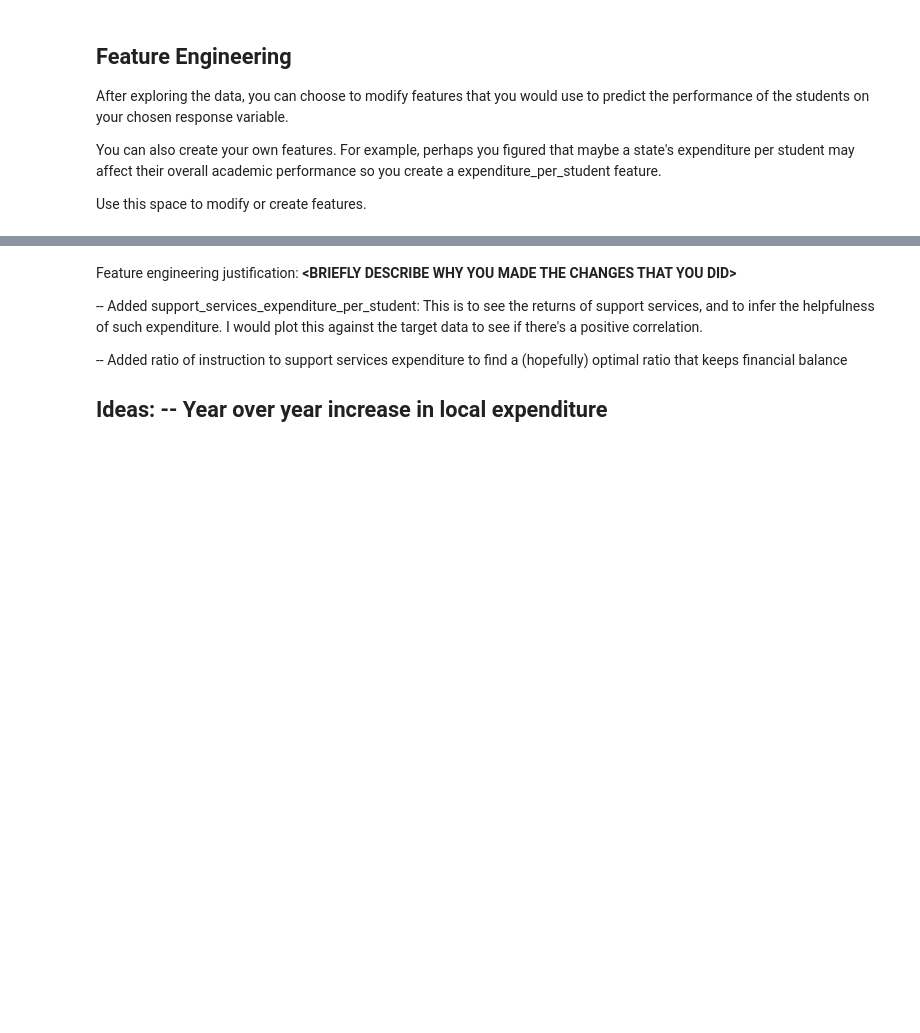
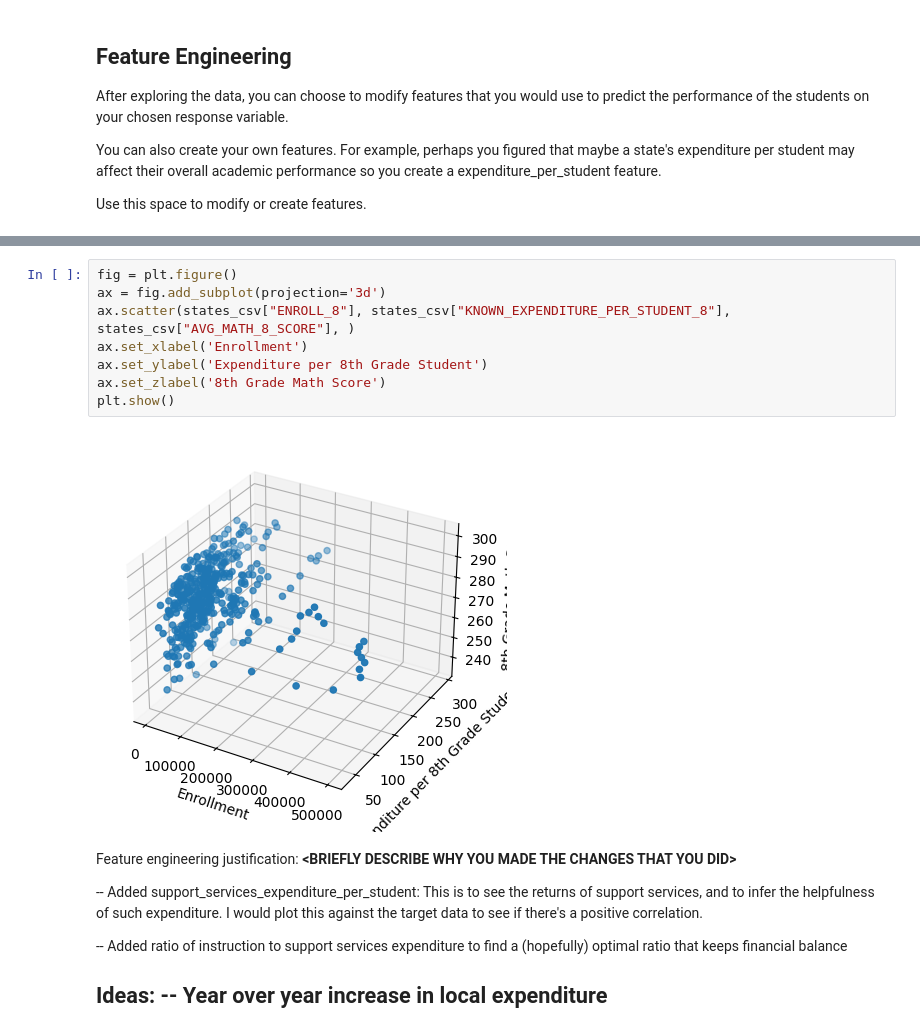
Before and after one commit to zayduzzaman/MDST_Onboarding, a Jupyter notebook: tutorial1/checkpoint1.ipynb, the cells around one changed output, grey strips where cells are left out. Cells and saved outputs as stored; diff of their text form; blank space fills up the shorter version.

```diff
--- a/tutorial1/checkpoint1.ipynb
+++ b/tutorial1/checkpoint1.ipynb
@@ -170,3 +184,13 @@ states_csv["8TH_GRADE_CLASS_SIZE_BINS"] = pd.cut(states_csv["ENROLL_8"], bins=bi
+# %%
+fig = plt.figure()
+ax = fig.add_subplot(projection='3d')
+ax.scatter(states_csv["ENROLL_8"], states_csv["KNOWN_EXPENDITURE_PER_STUDENT_8"], states_csv["AVG_MATH_8_SCORE"], )
+ax.set_xlabel('Enrollment')
+ax.set_ylabel('Expenditure per 8th Grade Student')
+ax.set_zlabel('8th Grade Math Score')
+plt.show()
+# %% [output]
+[figure, added]
 # %% [markdown]
 Feature engineering justification: **<BRIEFLY DESCRIBE WHY YOU MADE THE CHANGES THAT YOU DID\>**
 
```
Also changed, not shown: parts of 11 cells of this notebook.
